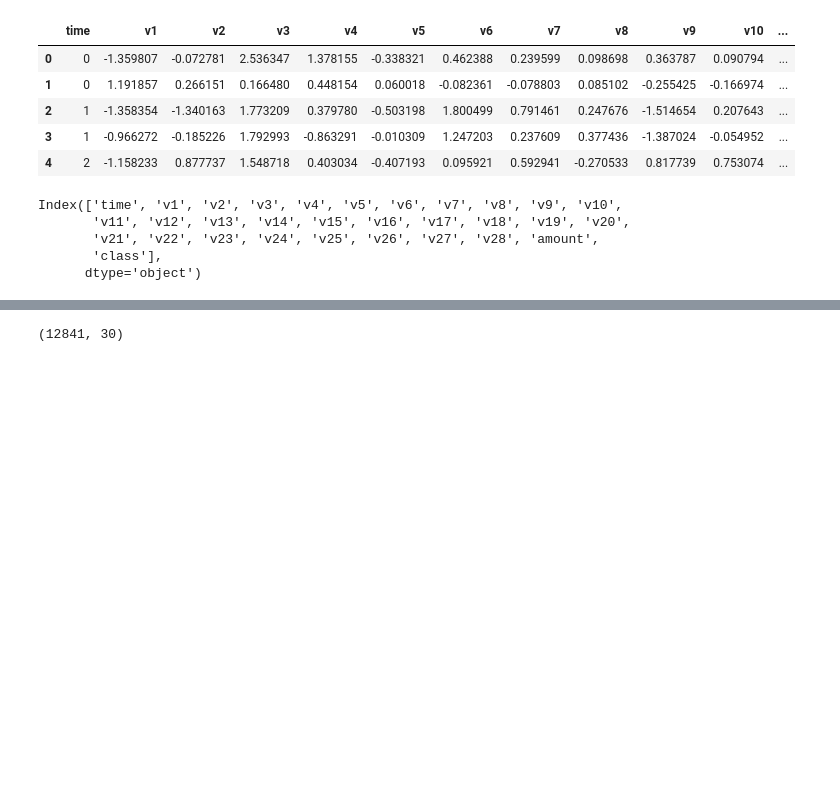
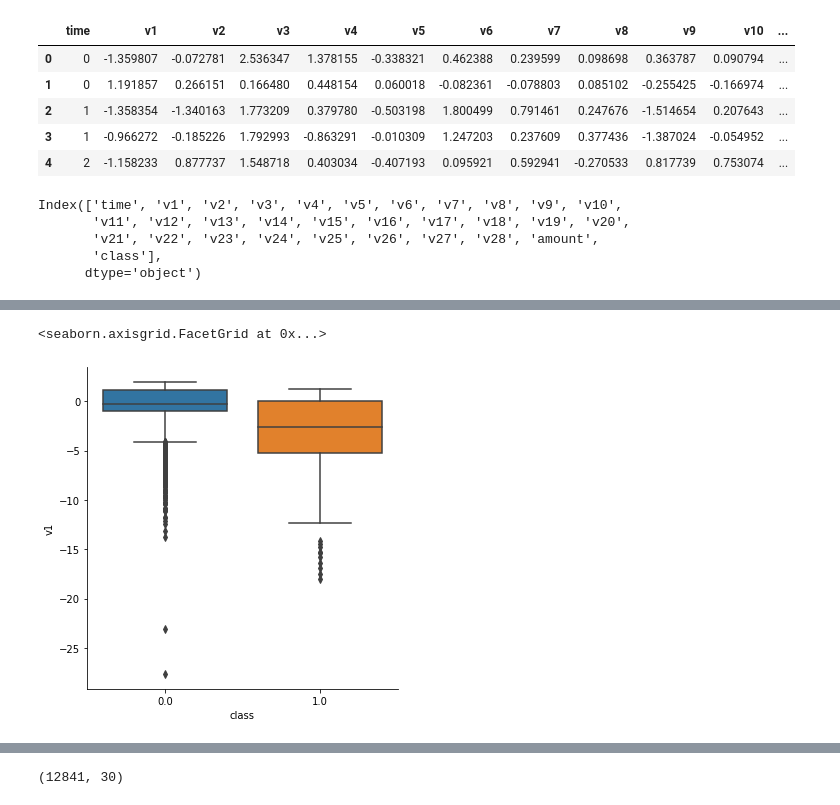
Before and after one commit to sfinotti/DSWP, a Jupyter notebook: Notebooks/NB15_00__Machine_Learning___DSWP_my.ipynb, the cells around one changed output, grey strips where cells are left out. Saved outputs shown, nothing was run; the diff lists cells and outputs as text; code cells hidden in the pictures; blank space fills up the shorter version.

```diff
--- a/Notebooks/NB15_00__Machine_Learning___DSWP_my.ipynb
+++ b/Notebooks/NB15_00__Machine_Learning___DSWP_my.ipynb
@@ -1841,0 +1869,7 @@ Index(['time', 'v1', 'v2', 'v3', 'v4', 'v5', 'v6', 'v7', 'v8', 'v9', 'v10',
+# %%
+# dataviz
+# boxplot de v1 separado por tipo de class (0 e 1)
+sns.catplot(x='class', y='v1', data=df_cc, kind='box')
+# %% [output]
+<seaborn.axisgrid.FacetGrid at 0x...>
+[figure, added]
```
Also changed, not shown: parts of 20 cells of this notebook.
